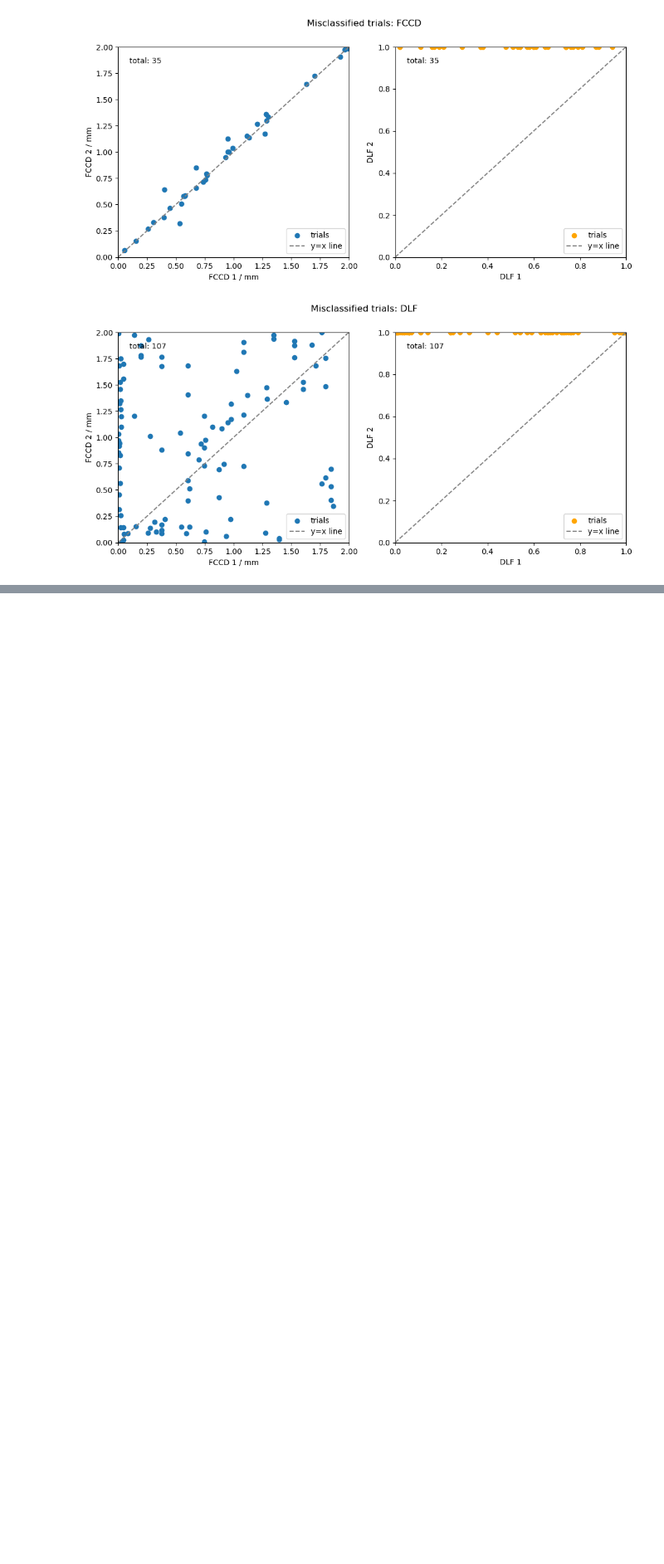
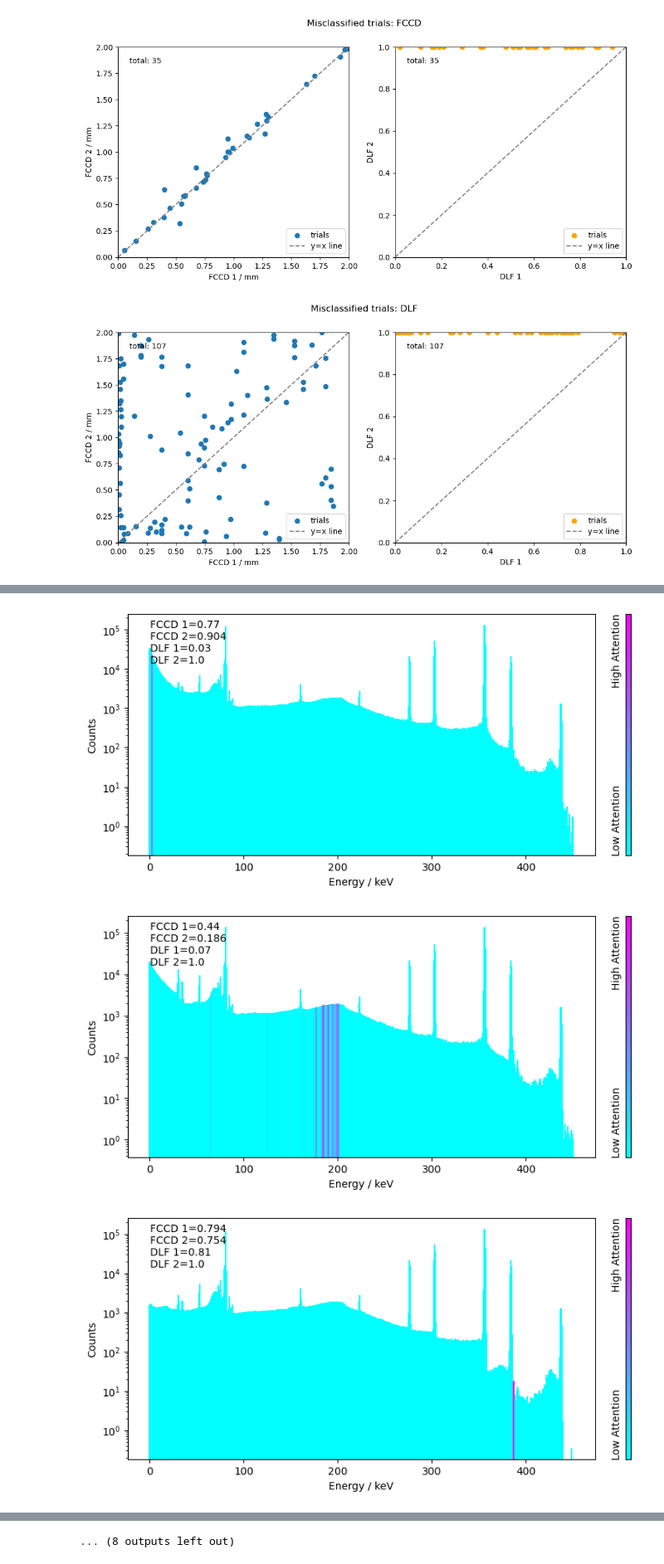
Before and after one commit to abialexander/RNN_DeadLayerFit, a Jupyter notebook: RNN_DeadLayerFit_MC2DLF1.ipynb, the cells around one changed output, grey strips where cells are left out. Shown at 83% size. Cells and saved outputs as stored; diff of their text form; code cells hidden in the pictures; blank space fills up the shorter version.

```diff
--- a/RNN_DeadLayerFit_MC2DLF1.ipynb
+++ b/RNN_DeadLayerFit_MC2DLF1.ipynb
@@ -178,0 +266,8 @@ average_attention = plot_average_attention(dataset, test_loader, model_path, RNN
+# %%
+#Plot multple attention scores
+plot_multiple_attention(dataset, test_loader, model_path, attention_mechanism="normal", RNN_ID=RNN_ID,
+                        save_plots = True, quantileRegressionDLF=True)
+# %% [output]
+[figure, added]
+[figure, added]
+[figure, added]
@@ -178,0 +283 @@ average_attention = plot_average_attention(dataset, test_loader, model_path, RNN
+... (8 outputs left out)
```
Also changed, not shown: parts of 19 cells of this notebook, 18 other files.
